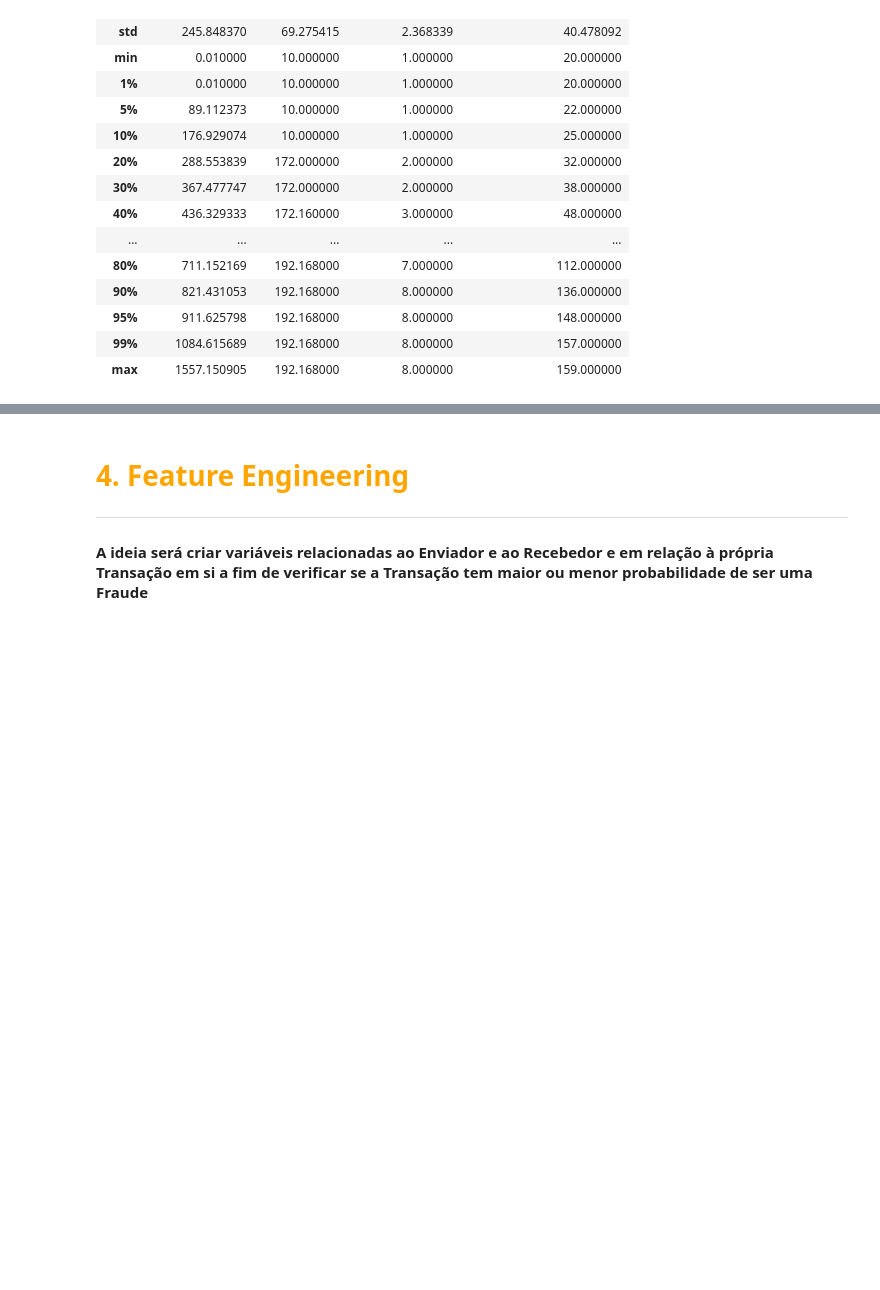
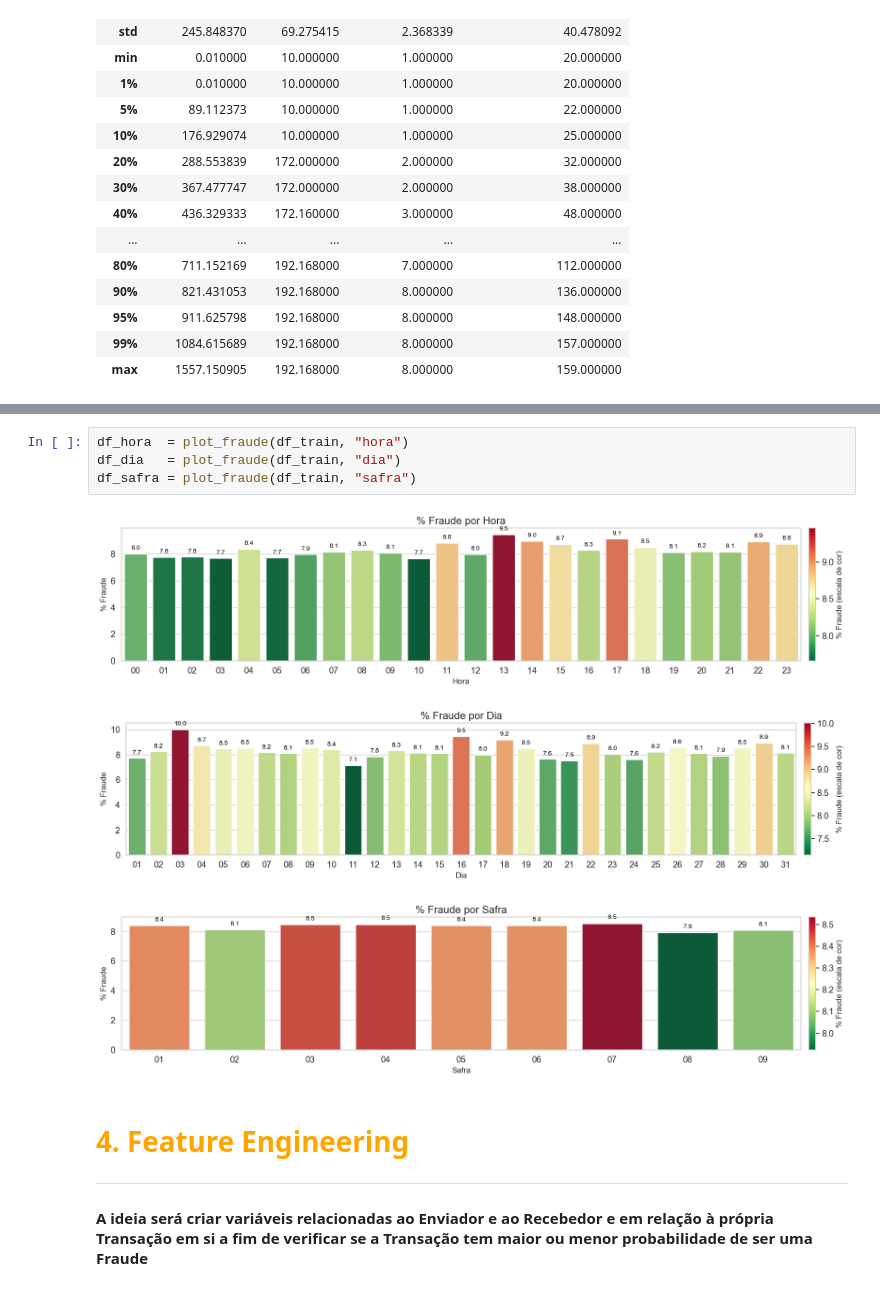
Before and after one commit to leonardovargas10/Modelo_Deteccao_Fraude, a Jupyter notebook: modelo.ipynb, the cells around one changed output, grey strips where cells are left out. Drawn from its saved outputs; the diff is of its cells as text; blank space fills up the shorter version.

```diff
--- a/modelo.ipynb
+++ b/modelo.ipynb
@@ -781,3 +838,11 @@ for col in df_eda_categoricas[cat_cols].columns:
+# %%
+df_hora  = plot_fraude(df_train, "hora")
+df_dia   = plot_fraude(df_train, "dia")
+df_safra = plot_fraude(df_train, "safra")
+# %% [output]
+[figure, added]
+[figure, added]
+[figure, added]
 # %% [markdown]
 # <font color='orange' style='font-size: 40px;'> 4. Feature Engineering  </font>
 <hr style='border: 2px solid orange;'>
```
Also changed, not shown: parts of 13 cells of this notebook.
